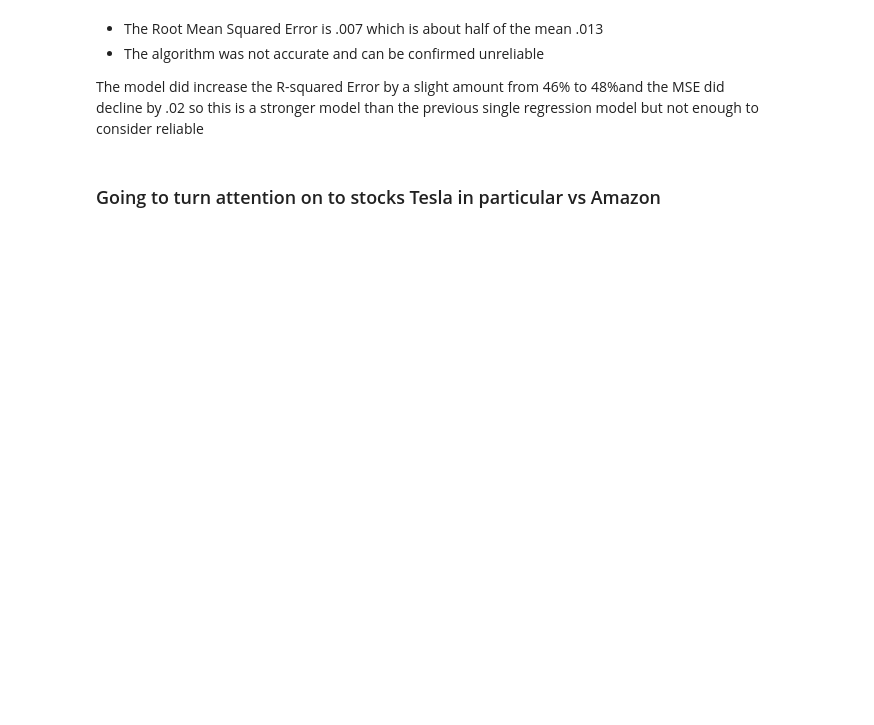
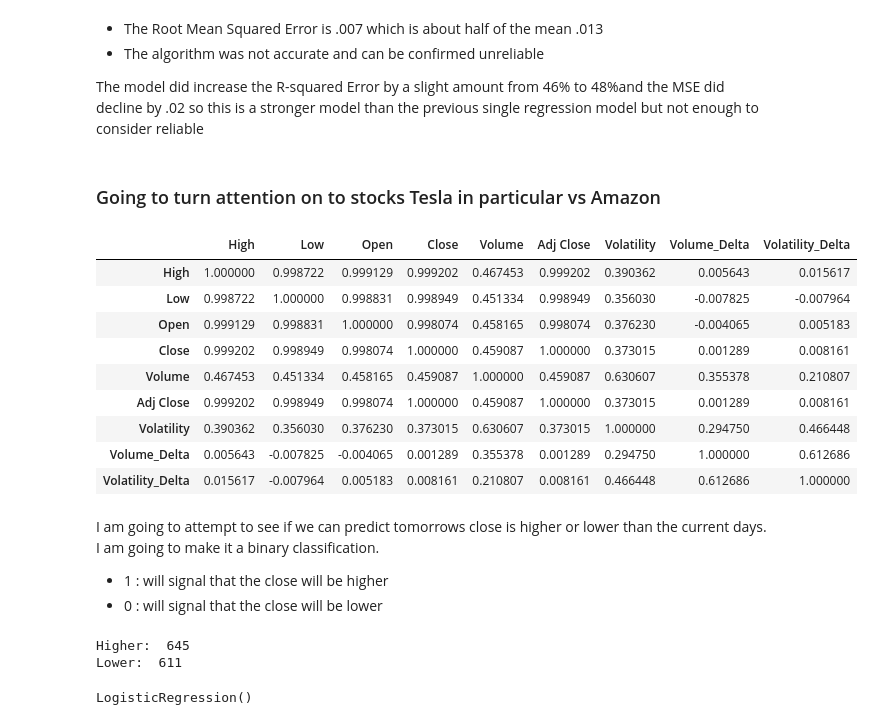
Before and after one commit to AndrewSDennisRepo/ml-675, a Jupyter notebook: Homework1.ipynb, the cells around one changed output. Cells and saved outputs as stored; diff of their text form; code cells hidden in the pictures; blank space fills up the shorter version.

```diff
--- a/Homework1.ipynb
+++ b/Homework1.ipynb
@@ -300,3 +299,21 @@ tsla_df['Volatility_Delta'] = tsla_vola_delta
 amzn_volume_delta, amzn_vola_delta = _delta(amzn_df)
 amzn_df['Volume_Delta'] = amzn_volume_delta
 amzn_df['Volatility_Delta'] = amzn_vola_delta
+# %%
+tsla_df.corr()
+# %% [output]
+|  | High | Low | Open | Close | Volume | Adj Close | Volatility | Volume_Delta | Volatility_Delta |
+| High | 1.000000 | 0.998722 | 0.999129 | 0.999202 | 0.467453 | 0.999202 | 0.390362 | 0.005643 | 0.015617 |
+| Low | 0.998722 | 1.000000 | 0.998831 | 0.998949 | 0.451334 | 0.998949 | 0.356030 | -0.007825 | -0.007964 |
+| Open | 0.999129 | 0.998831 | 1.000000 | 0.998074 | 0.458165 | 0.998074 | 0.376230 | -0.004065 | 0.005183 |
+| Close | 0.999202 | 0.998949 | 0.998074 | 1.000000 | 0.459087 | 1.000000 | 0.373015 | 0.001289 | 0.008161 |
+| Volume | 0.467453 | 0.451334 | 0.458165 | 0.459087 | 1.000000 | 0.459087 | 0.630607 | 0.355378 | 0.210807 |
+| Adj Close | 0.999202 | 0.998949 | 0.998074 | 1.000000 | 0.459087 | 1.000000 | 0.373015 | 0.001289 | 0.008161 |
+| Volatility | 0.390362 | 0.356030 | 0.376230 | 0.373015 | 0.630607 | 0.373015 | 1.000000 | 0.294750 | 0.466448 |
+| Volume_Delta | 0.005643 | -0.007825 | -0.004065 | 0.001289 | 0.355378 | 0.001289 | 0.294750 | 1.000000 | 0.612686 |
+| Volatility_Delta | 0.015617 | -0.007964 | 0.005183 | 0.008161 | 0.210807 | 0.008161 | 0.466448 | 0.612686 | 1.000000 |
+# %% [markdown]
+I am going to attempt to see if we can predict tomorrows close is higher or lower than the current days. I am going to make it a binary classification.
+
+- 1 : will signal that the close will be higher
+- 0 : will signal that the close will be lower
@@ -302,0 +330,21 @@ amzn_df['Volatility_Delta'] = amzn_vola_delta
+# %%
+tsla_df.dropna(inplace=True)
+print('Higher: ', len([item for item in tsla_df['tomorrow_close'] if item == 1]))
+print('Lower: ', len([item for item in tsla_df['tomorrow_close'] if item == 0]))
+# %% [output]
+Higher:  645
+Lower:  611
+# %%
+from sklearn.linear_model import LogisticRegression
+from sklearn.metrics import classification_report
+
+X = tsla_df[['High', 'Low', 'Open', 'prev_close', 'Volume']]
+y = tsla_df['tomorrow_close']
+
+X_train, X_test, y_train, y_test = train_test_split(X, y, test_size=0.3, random_state=123)
+
+
+logmodel = LogisticRegression()
+logmodel.fit(X_train, y_train)
+# %% [output]
+LogisticRegression()
```
Also changed, not shown: parts of 25 cells of this notebook.
